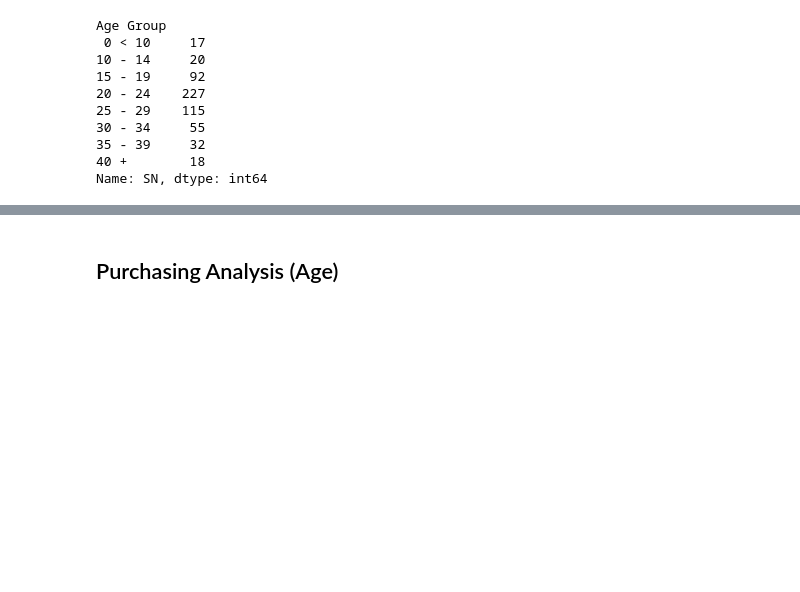
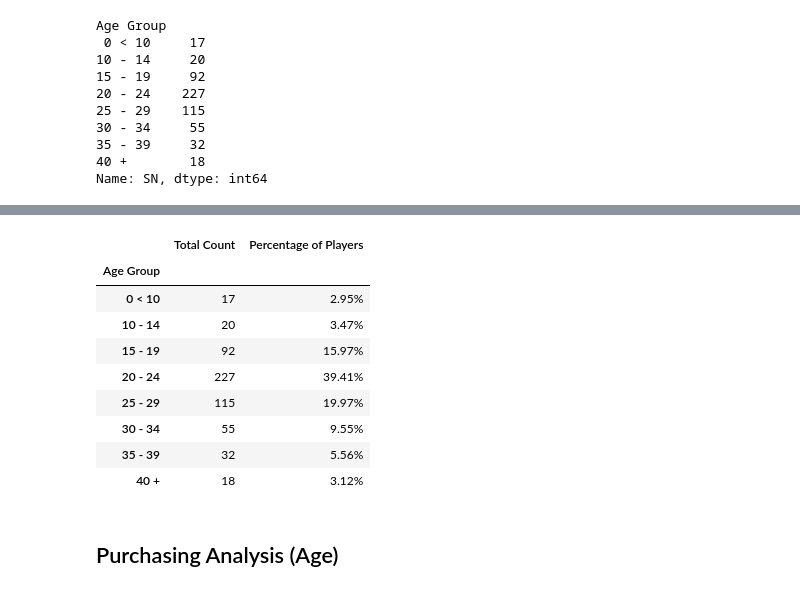
Before and after one commit to dianemarie-public/Online-Purchase-Analysis, a Jupyter notebook: HeroesOfPymoli/HeroesOfPymoli.ipynb, the cells around one changed output, grey strips where cells are left out. Saved outputs shown, nothing was run; the diff lists cells and outputs as text; code cells hidden in the pictures; blank space fills up the shorter version.

```diff
--- a/HeroesOfPymoli/HeroesOfPymoli.ipynb
+++ b/HeroesOfPymoli/HeroesOfPymoli.ipynb
@@ -349,3 +376,17 @@ age_df
+# %%
+# Format to percentage
+age_df.style.format({"Percentage of Players":"{:.2%}"})
+# %% [output]
+|  | Total Count | Percentage of Players |
+| Age Group |  |  |
+| 0 < 10 | 17 | 2.95% |
+| 10 - 14 | 20 | 3.47% |
+| 15 - 19 | 92 | 15.97% |
+| 20 - 24 | 227 | 39.41% |
+| 25 - 29 | 115 | 19.97% |
+| 30 - 34 | 55 | 9.55% |
+| 35 - 39 | 32 | 5.56% |
+| 40 + | 18 | 3.12% |
 # %% [markdown]
 ## Purchasing Analysis (Age)
 # %% [markdown]
```
Also changed, not shown: parts of 8 cells of this notebook.
